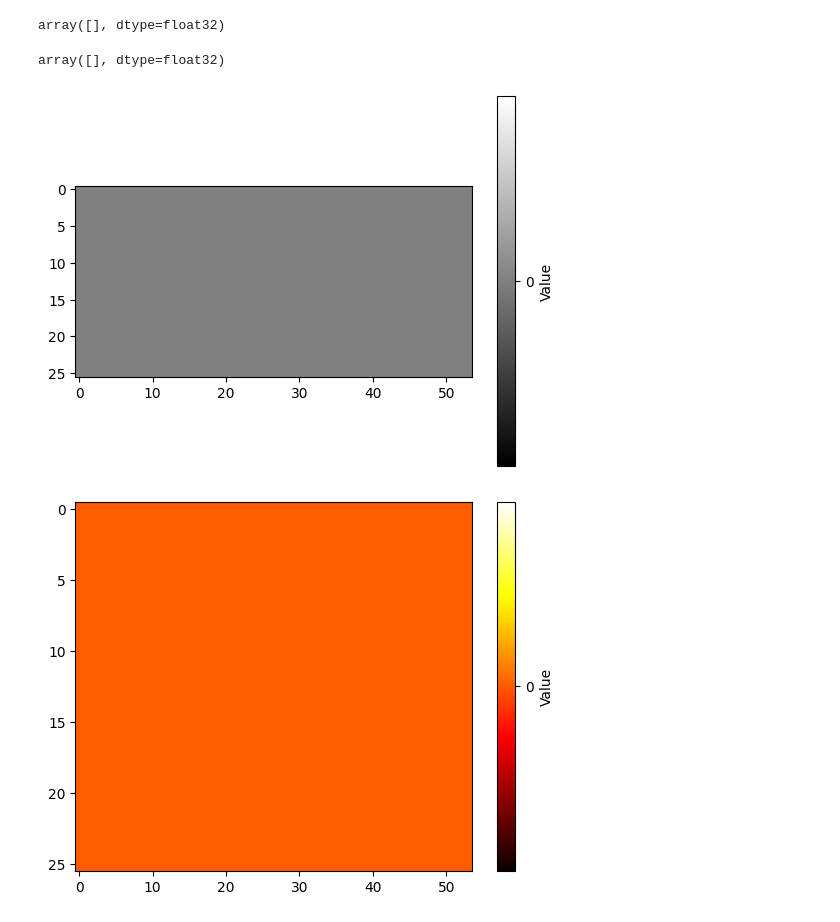
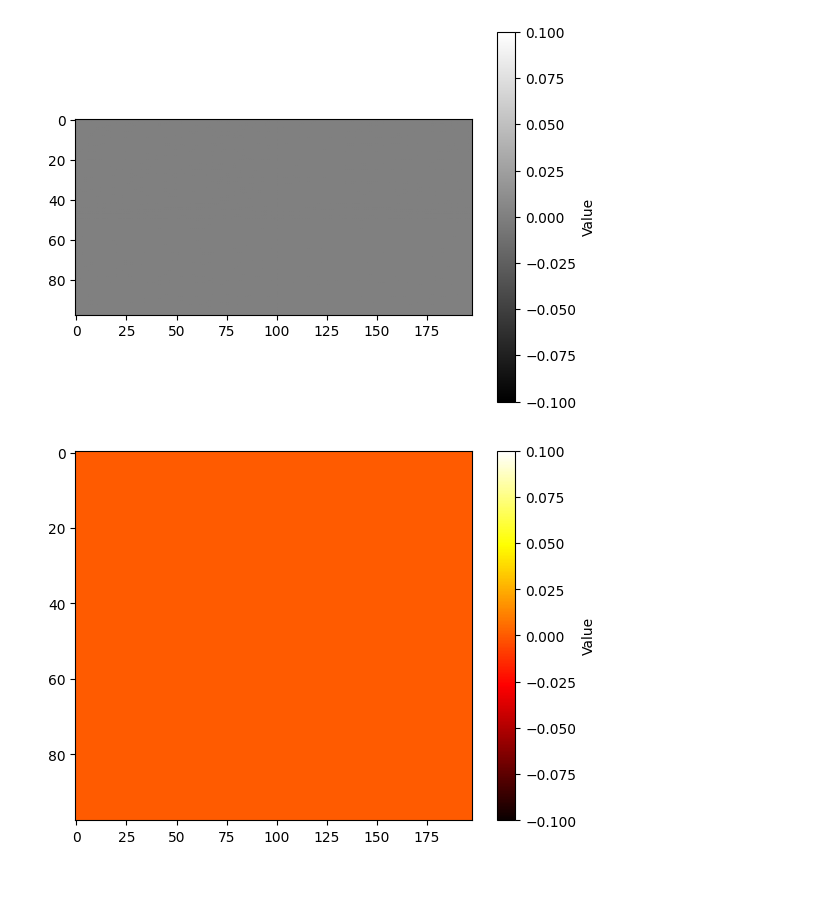
Before and after one commit to laurenceyyf/cs5220-final-project, a Jupyter notebook: python/explore.ipynb, the cells around one changed output. Drawn from its saved outputs; the diff is of its cells as text; code cells hidden in the pictures; blank space fills up the shorter version.

```diff
--- a/python/explore.ipynb
+++ b/python/explore.ipynb
@@ -80,0 +61,6 @@ def visualize_vector_field(mag, direction, h, w):
+# %%
+ref_mags = refarr[:(magdir_height*magdir_width)]
+ref_dirs = refarr[(magdir_height*magdir_width):]
+print(ref_mags.min(), ref_mags.max())
+print(ref_dirs.min(), ref_dirs.max())
+visualize_vector_field(ref_mags, ref_dirs, magdir_height, magdir_width)
@@ -81,8 +73,9 @@ def visualize_vector_field(mag, direction, h, w):
 # %%
-mags = odarr[:(rows*columns)]
+mags = odarr[:(magdir_height*magdir_width)]
 print(mags.min(), mags.max())
-dirs = odarr[(rows*columns):(rows*columns*2)]
+dirs = odarr[(magdir_height*magdir_width):(magdir_height*magdir_width*2)]
 print(dirs.min(), dirs.max())
 print(np.any(np.isnan(odarr)))
-print(odarr[:(rows*columns*2)])
+# print(odarr[:(magdir_height*magdir_width*2)])
+visualize_vector_field(mags, dirs, magdir_height, magdir_width)
 # %% [output]
@@ -95,5 +93,0 @@ False
-# %%
-ref_mags = refarr[:(rows*columns)]
-ref_dirs = refarr[(rows*columns):]
-print(ref_mags.min(), ref_mags.max())
-print(ref_dirs.min(), ref_dirs.max())
@@ -131,5 +111,0 @@ np.False_
-# %%
-ref_mags = refarr[:(rows*columns)]
-ref_dirs = refarr[(rows*columns):]
-print(ref_mags.min(), ref_mags.max())
-print(ref_dirs.min(), ref_dirs.max())
@@ -143,20 +112,12 @@ visualize_vector_field(ref_mags , ref_dirs, rows, columns)
-# %%
-mags[ref_mags != mags]
-# %% [output]
-array([], dtype=float32)
-# %%
-ref_mags[ref_mags != mags]
-# %% [output]
-array([], dtype=float32)
 # %%
-plt.imshow((ref_mags!=mags).reshape(rows,columns), cmap='gray')
-plt.colorbar(ticks=[0, 1], label='Value')
+plt.imshow((ref_mags!=mags).reshape(magdir_height,magdir_width), cmap='gray')
+plt.colorbar( label='Value')
 plt.show()
 # %% [output]
-[figure, old version]
+[figure, new version]
 # %%
-plt.imshow((mags-ref_mags).reshape(rows,columns), cmap='hot', aspect='auto')
-plt.colorbar(ticks=[0, 1], label='Value')
+plt.imshow((mags-ref_mags).reshape(magdir_height,magdir_width), cmap='hot', aspect='auto')
+plt.colorbar(label='Value')
 plt.show()
 # %% [output]
-[figure, old version]
+[figure, new version]
```
Also changed, not shown: parts of 26 cells of this notebook, 1 other file.
